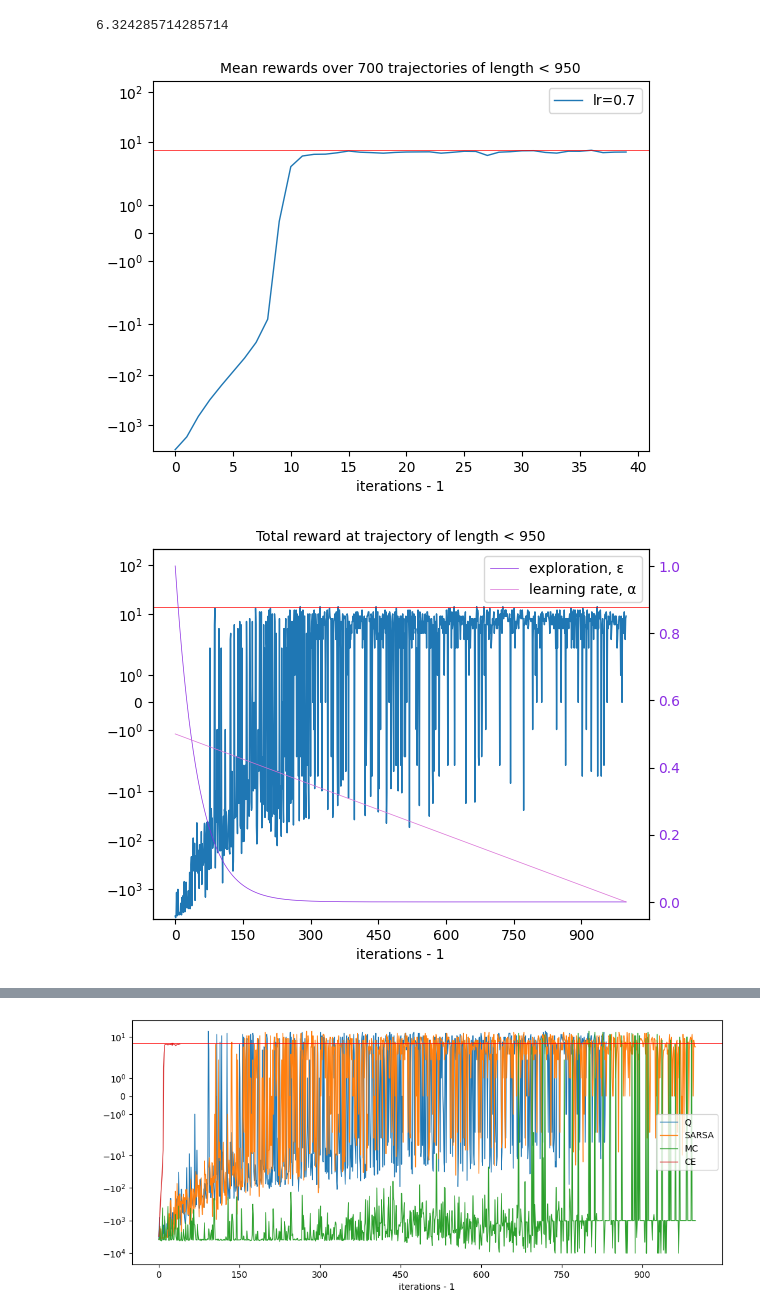
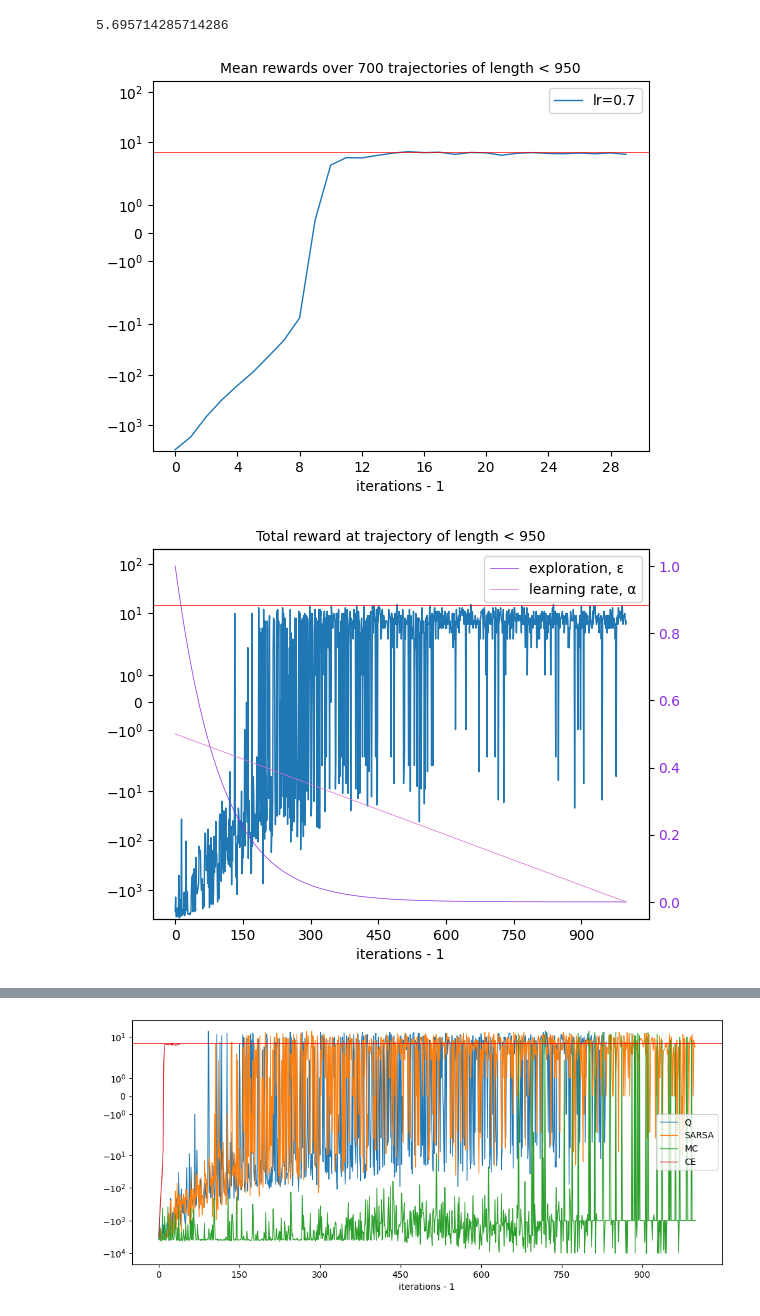
Before and after one commit to Axik0/DRL, a Jupyter notebook: DRL4(Taxi-v3-MC_SARSA_Q).ipynb, the cells around one changed output, grey strips where cells are left out. Drawn from its saved outputs; the diff is of its cells as text; code cells hidden in the pictures.

```diff
--- a/DRL4(Taxi-v3-MC_SARSA_Q).ipynb
+++ b/DRL4(Taxi-v3-MC_SARSA_Q).ipynb
@@ -263,10 +298,10 @@ class ModelFreeAgent(RandAgent):
                 plt.close() # because plt.clf() is spurious
 # %%
 cea = CrossEntropyAgent()
-cea.fit(n_iterations=40, verbose=1, lr=0.7)
+cea.fit(n_iterations=30, verbose=1, lr=0.7)
 # %% [output]
-6.324285714285714
+5.695714285714286
-[figure, old version]
+[figure, new version]
 # %%
 class SARSAAgent(ModelFreeAgent):
     """SARSA updates at each step of every trajectory"""
@@ -297,8 +332,11 @@ class QLearningAgent(ModelFreeAgent):
             self.gpi(self.Q, eps)
 # %%
 sarsa = SARSAAgent()
-sarsa.fit(n_trajectories=1000, max_length=950, alpha_s=0.5, gamma=0.999, verbose=True)
+ann_sarsa_a = LinearAR(start=0.5)
+# ann_sarsa_e = SigmoidalAR(al=1e-2)
+ann_sarsa_e = ExponentialAR(la=1e-2)
+sarsa.fit(n_trajectories=1000, max_length=950, alpha_d=ann_sarsa_a, eps_d=ann_sarsa_e, gamma=0.999, verbose=True)
 # %% [output]
-[figure, old version]
+[figure, new version]
 # %%
 qlr = QLearningAgent()
```
Also changed, not shown: parts of 8 cells of this notebook, 1 other file.
